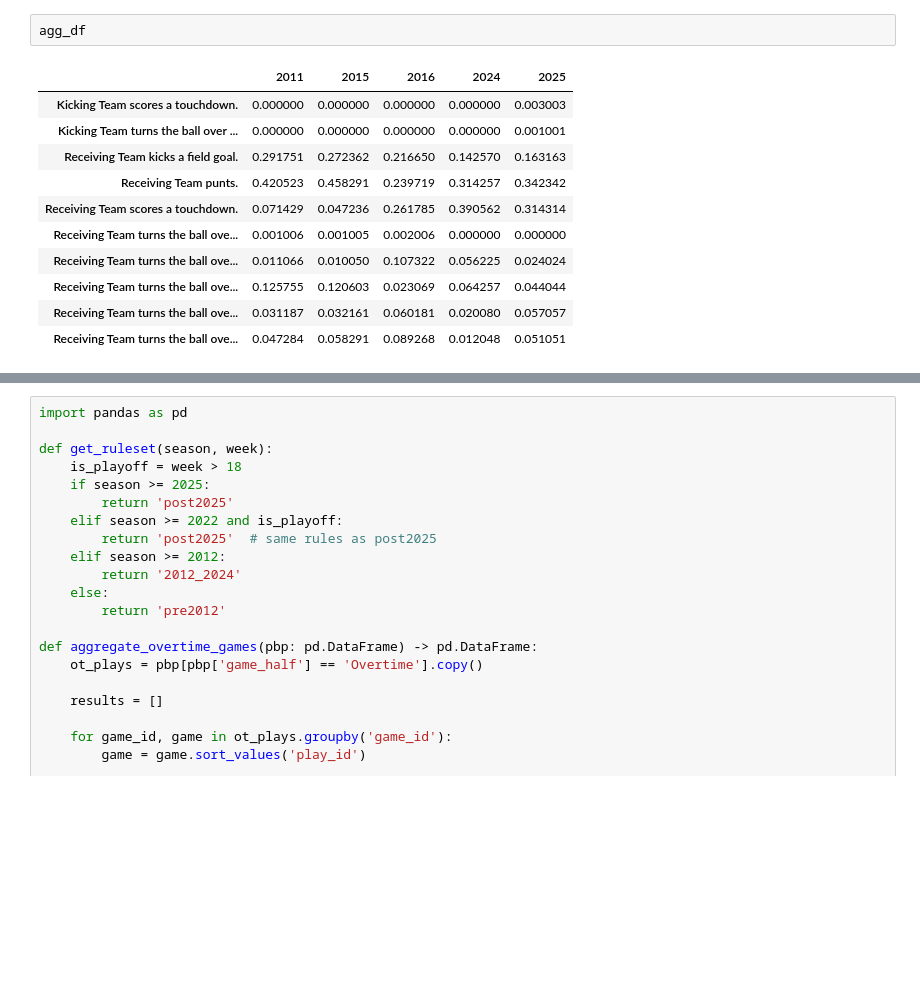
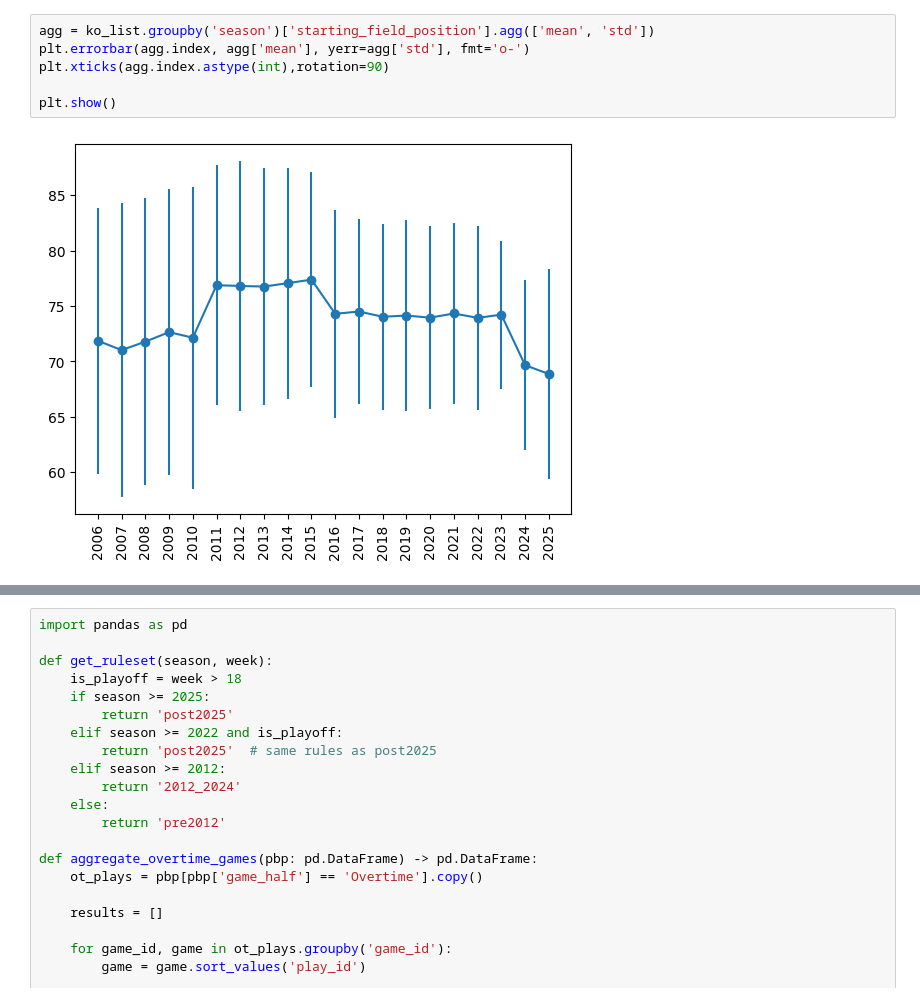
Before and after one commit to njlewin/NFL_Overtime_Model, a Jupyter notebook: Evaluation.ipynb, the cells around one changed output, grey strips where cells are left out. Saved outputs shown, nothing was run; the diff lists cells and outputs as text; blank space fills up the shorter version.

```diff
--- a/Evaluation.ipynb
+++ b/Evaluation.ipynb
@@ -44,14 +44,8 @@ display(agg_df)
-# %%
-agg_df
-# %% [output]
-|  | 2011 | 2015 | 2016 | 2024 | 2025 |
-| Kicking Team scores a touchdown. | 0.000000 | 0.000000 | 0.000000 | 0.000000 | 0.003003 |
-| Kicking Team turns the ball over ... | 0.000000 | 0.000000 | 0.000000 | 0.000000 | 0.001001 |
-| Receiving Team kicks a field goal. | 0.291751 | 0.272362 | 0.216650 | 0.142570 | 0.163163 |
-| Receiving Team punts. | 0.420523 | 0.458291 | 0.239719 | 0.314257 | 0.342342 |
-| Receiving Team scores a touchdown. | 0.071429 | 0.047236 | 0.261785 | 0.390562 | 0.314314 |
-| Receiving Team turns the ball ove... | 0.001006 | 0.001005 | 0.002006 | 0.000000 | 0.000000 |
-| Receiving Team turns the ball ove... | 0.011066 | 0.010050 | 0.107322 | 0.056225 | 0.024024 |
-| Receiving Team turns the ball ove... | 0.125755 | 0.120603 | 0.023069 | 0.064257 | 0.044044 |
-| Receiving Team turns the ball ove... | 0.031187 | 0.032161 | 0.060181 | 0.020080 | 0.057057 |
-| Receiving Team turns the ball ove... | 0.047284 | 0.058291 | 0.089268 | 0.012048 | 0.051051 |
+# %%
+agg = ko_list.groupby('season')['starting_field_position'].agg(['mean', 'std'])
+plt.errorbar(agg.index, agg['mean'], yerr=agg['std'], fmt='o-')
+plt.xticks(agg.index.astype(int),rotation=90)
+
+plt.show()
+# %% [output]
+[figure, added]
```
Also changed, not shown: parts of 19 cells of this notebook, 12 other files.
